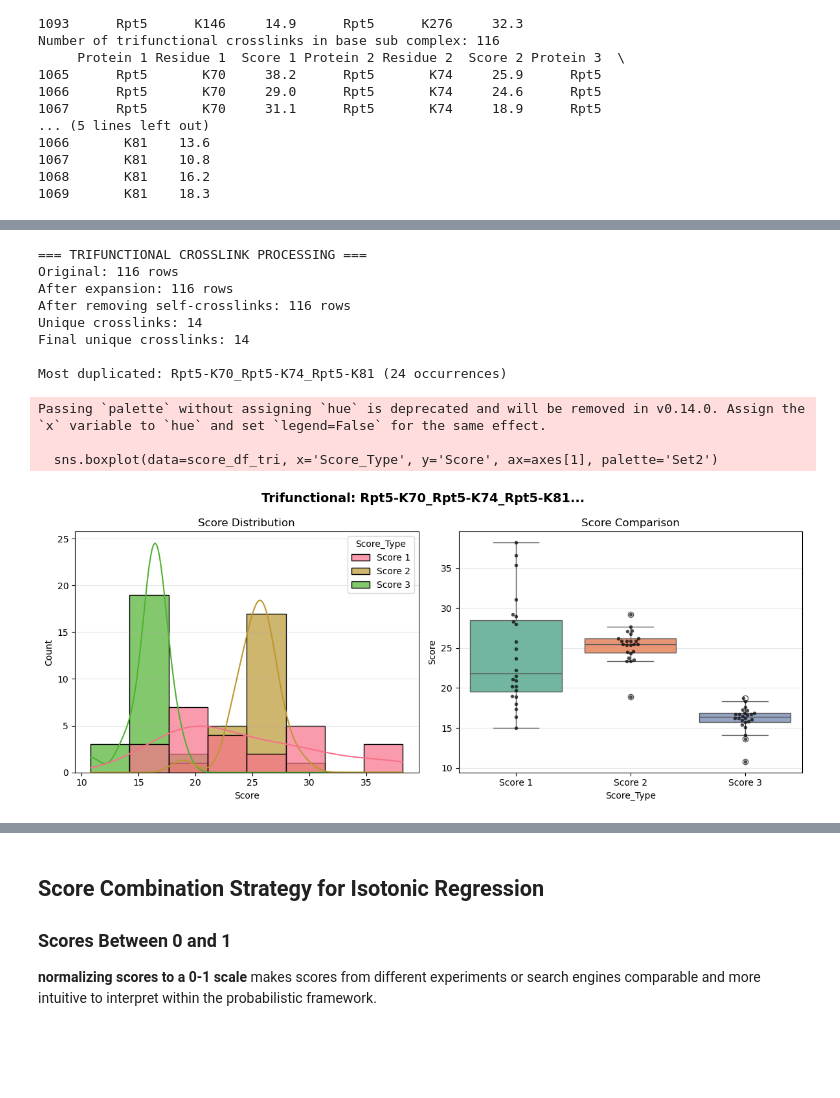
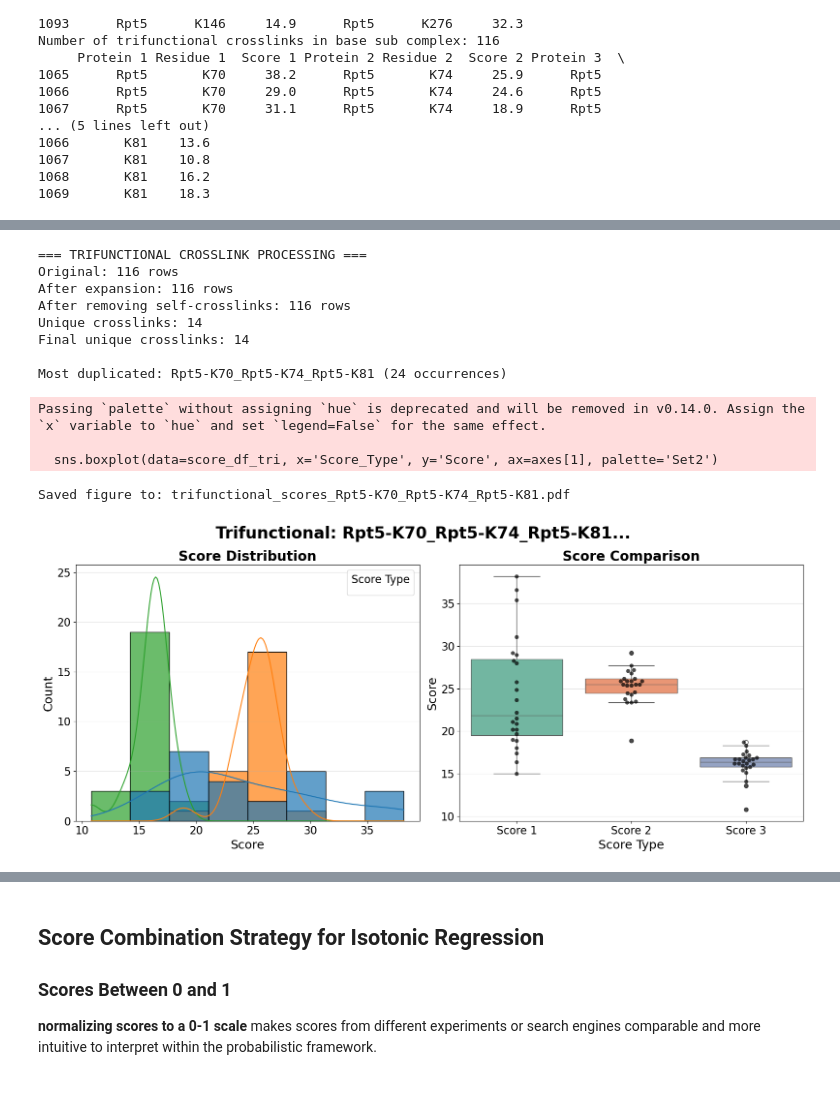
Before and after one commit to sreeganb/tri-center-xls, a Jupyter notebook: riccardo_isotonic_regression/process_xlms_data.ipynb, the cells around one changed output, grey strips where cells are left out. Cells and saved outputs as stored; diff of their text form; code cells hidden in the pictures; blank space fills up the shorter version.

```diff
--- a/riccardo_isotonic_regression/process_xlms_data.ipynb
+++ b/riccardo_isotonic_regression/process_xlms_data.ipynb
@@ -287,58 +300,73 @@ else:
         'Protein 3': 'first', 'Residue 3': 'first', 'Score 1': 'mean', 'Score 2': 'mean', 'Score 3': 'mean'
     }).reset_index()
     df_trifunc_base_unique['Duplicate_Count'] = df_no_self_tri.groupby('Crosslink').size().values
 
     print(f"Final unique crosslinks: {len(df_trifunc_base_unique)}")
     # Write to file, with columns protein 1, residue 1, protein 2, residue 2, protein 3, residue 3
     # leave out all other columns while writing to file
     df_trifunc_base_unique.to_csv('tri.csv', columns=['Protein 1', 'Residue 1', 'Protein 2', 'Residue 2', 'Protein 3', 'Residue 3'], index=False)
 
     #print(f"Reduction: {len(df_expanded_tri) - len(df_trifunc_base_unique)} rows ({((len(df_expanded_tri) - len(df_trifunc_base_unique))/len(df_expanded_tri)*100):.1f}%)")
 
-    # Visualization for most duplicated crosslink
-    if (duplicate_counts_tri > 1).sum() > 0:
-        most_duplicated_tri = duplicate_counts_tri.index[0]
-        most_duplicated_data_tri = df_no_self_tri[df_no_self_tri['Crosslink'] == most_duplicated_tri]
-        print(f"\nMost duplicated: {most_duplicated_tri} ({len(most_duplicated_data_tri)} occurrences)")
+# Visualization for most duplicated crosslink
+if (duplicate_counts_tri > 1).sum() > 0:
+    most_duplicated_tri = duplicate_counts_tri.index[0]
+    most_duplicated_data_tri = df_no_self_tri[df_no_self_tri['Crosslink'] == most_duplicated_tri]
+    print(f"\nMost duplicated: {most_duplicated_tri} ({len(most_duplicated_data_tri)} occurrences)")
 
-        # Prepare score data
-        all_scores_tri = []
-        score_types_tri = []
-        for _, row in most_duplicated_data_tri.iterrows():
-            all_scores_tri.extend([row['Score 1'], row['Score 2'], row['Score 3']])
-            score_types_tri.extend(['Score 1', 'Score 2', 'Score 3'])
+    # Prepare score data
+    all_scores_tri = []
+    score_types_tri = []
+    for _, row in most_duplicated_data_tri.iterrows():
+        all_scores_tri.extend([row['Score 1'], row['Score 2'], row['Score 3']])
+        score_types_tri.extend(['Score 1', 'Score 2', 'Score 3'])
 
-        score_df_tri = pd.DataFrame({'Score': all_scores_tri, 'Score_Type': score_types_tri})
+    score_df_tri = pd.DataFrame({'Score': all_scores_tri, 'Score_Type': score_types_tri})
 
-        fig, axes = plt.subplots(1, 2, figsize=(12, 5))
-        fig.suptitle(f'Trifunctional: {most_duplicated_tri[:50]}...', fontsize=14, fontweight='bold')
+    # Create figure with larger size and fonts
+    fig, axes = plt.subplots(1, 2, figsize=(16, 7))
+    fig.suptitle(f'Trifunctional: {most_duplicated_tri[:50]}...', fontsize=24, fontweight='bold')
 
-        # Score distribution
-        sns.histplot(data=score_df_tri, x='Score', hue='Score_Type', kde=True, ax=axes[0], alpha=0.7)
-        axes[0].set_title('Score Distribution')
-        axes[0].grid(axis='y', alpha=0.3)
+    # Score distribution (left plot)
+    sns.histplot(data=score_df_tri, x='Score', hue='Score_Type', kde=True, ax=axes[0], alpha=0.7)
+    axes[0].set_title('Score Distribution', fontsize=20, fontweight='bold')
+    axes[0].set_xlabel('Score', fontsize=18)
+    axes[0].set_ylabel('Count', fontsize=18)
+    axes[0].tick_params(axis='both', labelsize=16)
+    axes[0].legend(fontsize=16, title='Score Type', title_fontsize=16)
+    axes[0].grid(axis='y', alpha=0.3)
 
-        # Box plot comparison
-        sns.boxplot(data=score_df_tri, x='Score_Type', y='Score', ax=axes[1], palette='Set2')
-        sns.swarmplot(data=score_df_tri, x='Score_Type', y='Score', ax=axes[1], color='black', size=4, alpha=0.7)
-        axes[1].set_title('Score Comparison')
-        axes[1].grid(axis='y', alpha=0.3)
+    # Box plot comparison (right plot)
+    sns.boxplot(data=score_df_tri, x='Score_Type', y='Score', ax=axes[1], palette='Set2')
+    sns.swarmplot(data=score_df_tri, x='Score_Type', y='Score', ax=axes[1], color='black', size=6, alpha=0.7)
+    axes[1].set_title('Score Comparison', fontsize=20, fontweight='bold')
+    axes[1].set_xlabel('Score Type', fontsize=18)
+    axes[1].set_ylabel('Score', fontsize=18)
+    axes[1].tick_params(axis='both', labelsize=16)
+    axes[1].grid(axis='y', alpha=0.3)
 
-        plt.tight_layout()
-        plt.show()
+    plt.tight_layout()
 
-    print(f"\nFinal trifunctional dataset preview:")
-    print(df_trifunc_base_unique.head())
+    # Save as PDF with high resolution
+    pdf_filename = f'trifunctional_scores_{most_duplicated_tri[:30].replace("/", "_")}.pdf'
+    plt.savefig(pdf_filename, format='pdf', dpi=300, bbox_inches='tight')
+    print(f"Saved figure to: {pdf_filename}")
+
+    plt.show()
+
+print(f"\nFinal trifunctional dataset preview:")
+print(df_trifunc_base_unique.head())
 # %% [output]
 === TRIFUNCTIONAL CROSSLINK PROCESSING ===
 Original: 116 rows
 After expansion: 116 rows
 After removing self-crosslinks: 116 rows
 Unique crosslinks: 14
 Final unique crosslinks: 14
 
 Most duplicated: Rpt5-K70_Rpt5-K74_Rpt5-K81 (24 occurrences)
 Passing `palette` without assigning `hue` is deprecated and will be removed in v0.14.0. Assign the `x` variable to `hue` and set `legend=False` for the same effect.
 
   sns.boxplot(data=score_df_tri, x='Score_Type', y='Score', ax=axes[1], palette='Set2')
+Saved figure to: trifunctional_scores_Rpt5-K70_Rpt5-K74_Rpt5-K81.pdf
-[figure, old version]
+[figure, new version]
```
Also changed, not shown: parts of 2 cells of this notebook, 5 other files.
